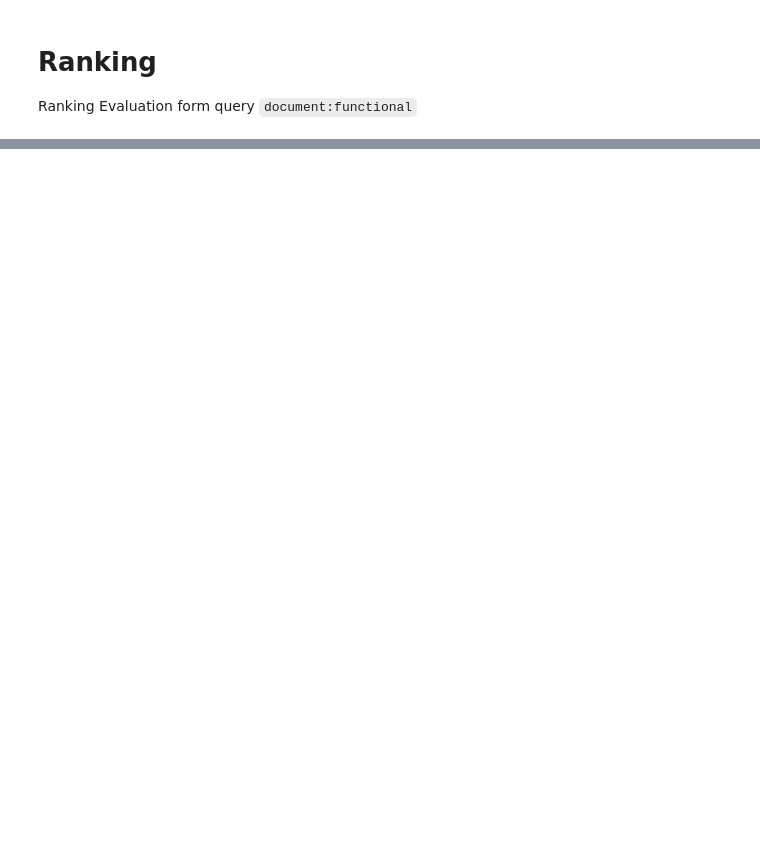
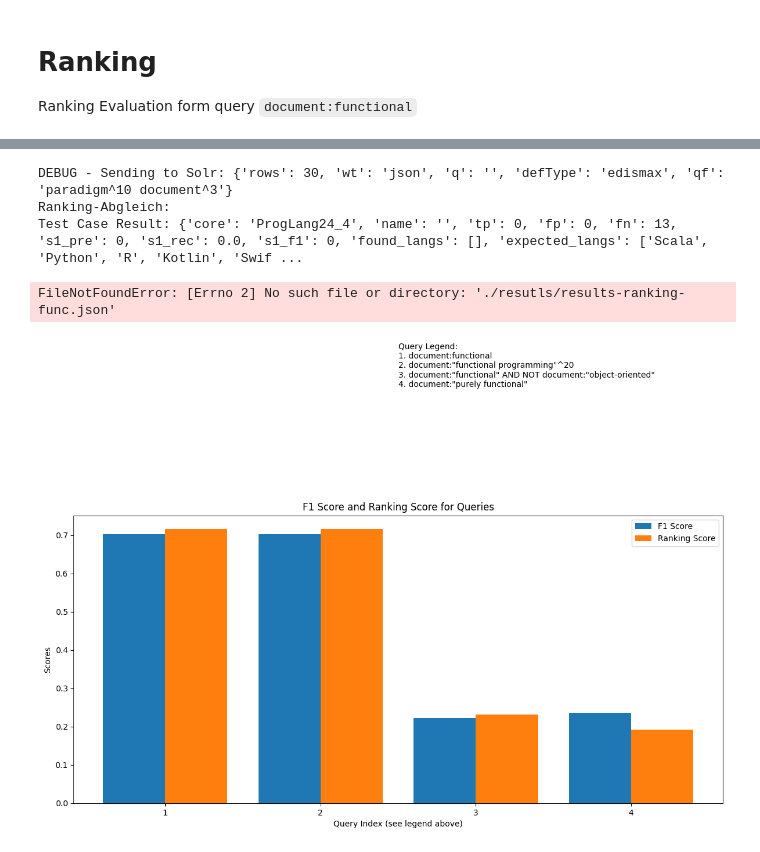
Before and after one commit to kev5655/bfh-irsed, a Jupyter notebook: ranking-functionla.ipynb, the cells around one changed output, grey strips where cells are left out. Cells and saved outputs as stored; diff of their text form; code cells hidden in the pictures; blank space fills up the shorter version.

```diff
--- a/ranking-functionla.ipynb
+++ b/ranking-functionla.ipynb
@@ -86,5 +290,49 @@ Ranking-Abgleich:
+# %%
+test_config = {"defType": "edismax", "qf": "paradigm^10 document^3"}
+test_case = {"name": "functional", "expected_langs": expect_rank}  # Keine Feldangabe!
+result = evaluate_case(test_case, solr_url, core, **test_config)
+print(f"Test Case Result: {result}")
+# %% [output]
+DEBUG - Sending to Solr: {'rows': 30, 'wt': 'json', 'q': '', 'defType': 'edismax', 'qf': 'paradigm^10 document^3'}
+Ranking-Abgleich:
+Test Case Result: {'core': 'ProgLang24_4', 'name': '', 'tp': 0, 'fp': 0, 'fn': 13, 's1_pre': 0, 's1_rec': 0.0, 's1_f1': 0, 'found_langs': [], 'expected_langs': ['Scala', 'Python', 'R', 'Kotlin', 'Swif ...
 # %%
 import json
 
-with open("results-ranking-func.json", "w", encoding="utf-8") as f:
+with open("./resutls/results-ranking-func.json", "w", encoding="utf-8") as f:
     json.dump(results, f, ensure_ascii=False, indent=2)
+# %% [output]
+FileNotFoundError: [Errno 2] No such file or directory: './resutls/results-ranking-func.json'
+# %%
+import matplotlib.pyplot as plt
+import numpy as np
+
+# Sort by ranking score (descending)
+sorted_results = sorted(results, key=lambda r: r["ranking_score"], reverse=True)
+
+names = [r["name"] for r in sorted_results]
+f1_scores = [r["s1_f1"] for r in sorted_results]
+ranking_scores = [r["ranking_score"] for r in sorted_results]
+
+x = np.arange(len(names))
+width = 0.4
+
+plt.figure(figsize=(12, 13))  # Increase figure height to create more space
+
+# Add a legend above the plot with all queries
+query_legend = "\n".join([f"{i+1}. {name}" for i, name in enumerate(names)])
+plt.text(0.5, 1.6, f"Query Legend:\n{query_legend}", fontsize=10, ha="left", va="top", transform=plt.gca().transAxes)
+
+# Plot the F1 and ranking scores
+plt.bar(x - width/2, f1_scores, width, label="F1 Score")
+plt.bar(x + width/2, ranking_scores, width, label="Ranking Score")
+
+plt.xticks(x, [f"{i+1}" for i in range(len(names))], rotation=0, ha="center")  # Reference queries by index
+plt.xlabel("Query Index (see legend above)")
+plt.ylabel("Scores")
+plt.title("F1 Score and Ranking Score for Queries")
+plt.legend()
+plt.tight_layout(rect=[0, 0, 1, 0.9])  # Adjust layout to prevent overlap
+plt.show()
+# %% [output]
+[figure, added]
```
Also changed, not shown: parts of 2 cells of this notebook, 18 other files.
